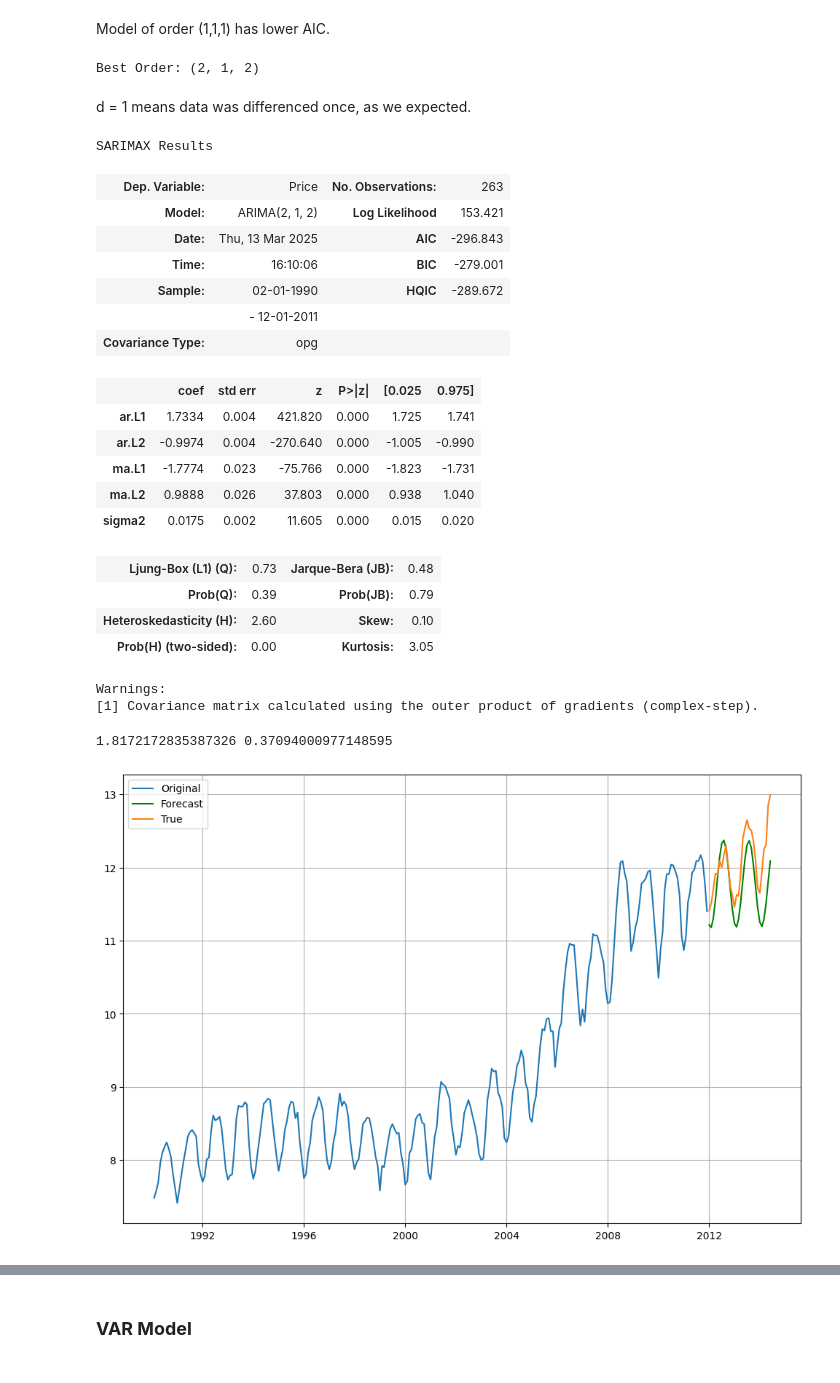
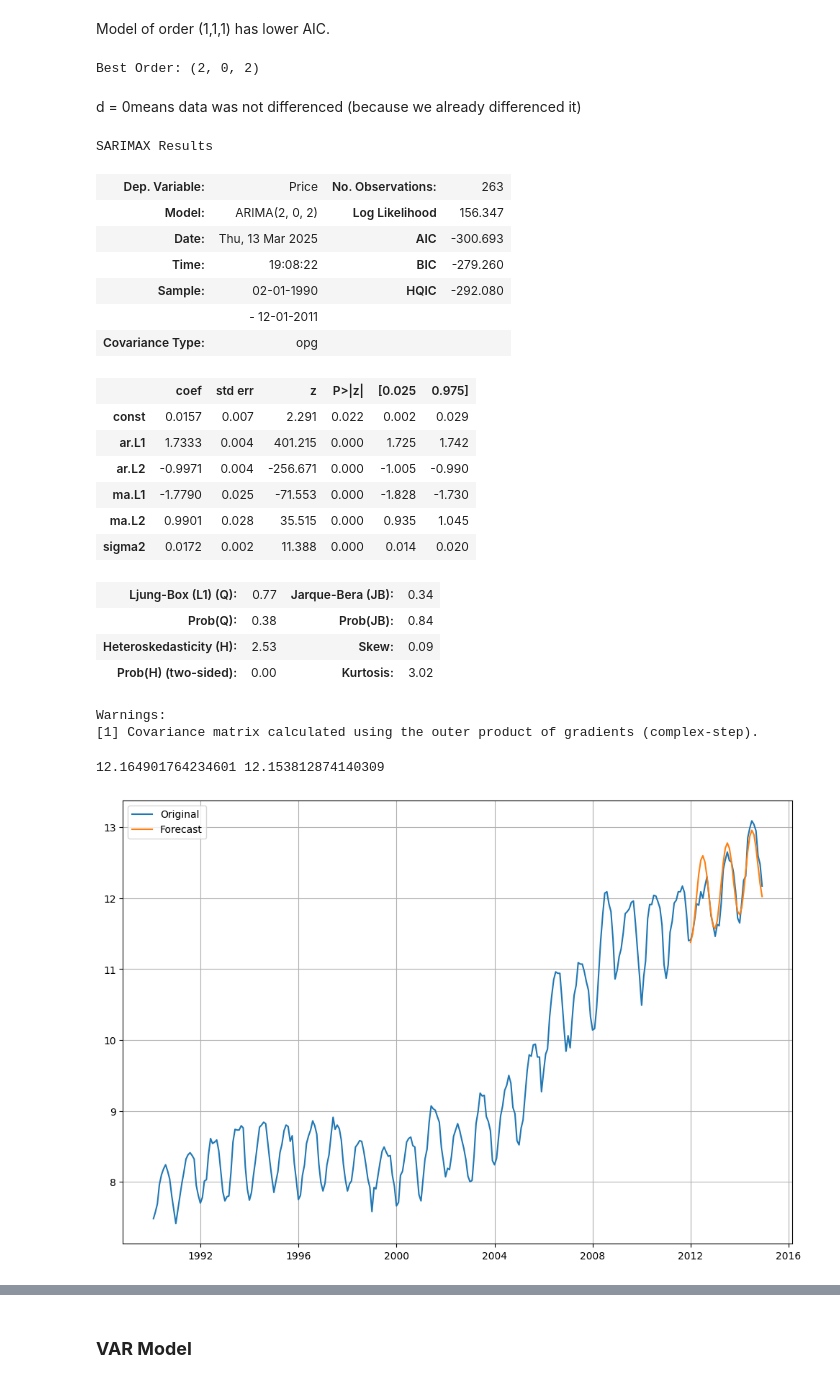
Before and after one commit to bktakacs/springboard_dsc_capstone3, a Jupyter notebook: pp-model.ipynb, the cells around one changed output, grey strips where cells are left out. Drawn from its saved outputs; the diff is of its cells as text; code cells hidden in the pictures.

Commit message:
fixed arima model&forecast, added var model

```diff
--- a/pp-model.ipynb
+++ b/pp-model.ipynb
@@ -71,3 +71,11 @@ Renewable and Petroleum now have same units (trillion Btu)
 ##### Don't need to scale data because it's a time series
 # %% [markdown]
 ### __Test Train Split__
+# %%
+# Make differenced dataframe as well for use with modeling
+df_diff = pd.DataFrame()
+for col in df.columns:
+    df_diff[col] = np.diff(df[col])
+
+df_diff.index = df.index[:-1]
+df_diff
@@ -77,11 +100,19 @@ split = 0.65
 split_year = df.index.year[0] + int(split * (df.index.year[-1] - df.index.year[0]))    # find 60% of yearspan
 train = df[df.index < str(split_year)]  # split data
 test = df[df.index >= str(split_year)]
-# print(train, test)
+
+train_diff = df_diff[df_diff.index < str(split_year)]
+test_diff = df_diff[df_diff.index >= str(split_year)]
+# print(train_diff, test_diff)
 
 # Split x and y into train and test
 xtrain = train.drop(columns=['Price'])
 xtest = test.drop(columns=['Price'])
 ytrain = train.Price
 ytest = test.Price
-print(xtrain, xtest, ytrain, ytest)
+
+xtrain_diff = train_diff.drop(columns=['Price'])
+xtest_diff = test_diff.drop(columns=['Price'])
+ytrain_diff = train_diff.Price
+ytest_diff = test_diff.Price
+# print(xtrain_diff, xtest_diff, ytrain_diff, ytest_diff)
@@ -162,8 +158,6 @@ Model of order (1,1,1) has lower AIC.
 p = [x for x in range(0, 3)]
 d = [x for x in range(0, 3)]
 q = [x for x in range(0, 3)]
-# d = range(0, 3)
-# q = range(0, 3)
 
 import warnings
 warnings.filterwarnings('ignore')
@@ -173,7 +167,7 @@ for i in p:
     for j in d:
         for k in q:
             try:
-                model = ARIMA(ytrain, order=(i, j, k))
+                model = ARIMA(ytrain_diff, order=(i, j, k))
                 model_fit = model.fit()
                 if model_fit.aic < aic_test:
                     aic_test = model_fit.aic
@@ -187,48 +181,50 @@ print('\nBest Order:', best_order_price)
 # warnings.filterwarnings("ignore")
 # best_order_price = model_eval(np.diff(ytrain), p, d, q)
 # %% [output]
-Best Order: (2, 1, 2)
+Best Order: (2, 0, 2)
 # %% [markdown]
-d = 1 means data was differenced once, as we expected.
+d = 0means data was not differenced (because we already differenced it)
 # %%
-model = ARIMA(ytrain, order=best_order_price)
+forecast_length = 36 # forecast 3 years
+
+model = ARIMA(ytrain_diff, order=best_order_price)
 model_fit = model.fit()
-forecast = model_fit.forecast(steps=30)
+forecast = model_fit.forecast(steps=forecast_length)
 model_fit.summary()
 # %% [output]
 SARIMAX Results
 | Dep. Variable: | Price | No. Observations: | 263 |
-| Model: | ARIMA(2, 1, 2) | Log Likelihood | 153.421 |
-| Date: | Thu, 13 Mar 2025 | AIC | -296.843 |
-| Time: | 16:10:06 | BIC | -279.001 |
-| Sample: | 02-01-1990 | HQIC | -289.672 |
+| Model: | ARIMA(2, 0, 2) | Log Likelihood | 156.347 |
+| Date: | Thu, 13 Mar 2025 | AIC | -300.693 |
+| Time: | 19:08:22 | BIC | -279.260 |
+| Sample: | 02-01-1990 | HQIC | -292.080 |
 |  | - 12-01-2011 |  |  |
 | Covariance Type: | opg |  |  |
 |  | coef | std err | z | P>|z| | [0.025 | 0.975] |
-| ar.L1 | 1.7334 | 0.004 | 421.820 | 0.000 | 1.725 | 1.741 |
-| ar.L2 | -0.9974 | 0.004 | -270.640 | 0.000 | -1.005 | -0.990 |
-| ma.L1 | -1.7774 | 0.023 | -75.766 | 0.000 | -1.823 | -1.731 |
-| ma.L2 | 0.9888 | 0.026 | 37.803 | 0.000 | 0.938 | 1.040 |
-| sigma2 | 0.0175 | 0.002 | 11.605 | 0.000 | 0.015 | 0.020 |
+| const | 0.0157 | 0.007 | 2.291 | 0.022 | 0.002 | 0.029 |
+| ar.L1 | 1.7333 | 0.004 | 401.215 | 0.000 | 1.725 | 1.742 |
+| ar.L2 | -0.9971 | 0.004 | -256.671 | 0.000 | -1.005 | -0.990 |
+| ma.L1 | -1.7790 | 0.025 | -71.553 | 0.000 | -1.828 | -1.730 |
+| ma.L2 | 0.9901 | 0.028 | 35.515 | 0.000 | 0.935 | 1.045 |
+| sigma2 | 0.0172 | 0.002 | 11.388 | 0.000 | 0.014 | 0.020 |
-| Ljung-Box (L1) (Q): | 0.73 | Jarque-Bera (JB): | 0.48 |
-| Prob(Q): | 0.39 | Prob(JB): | 0.79 |
-| Heteroskedasticity (H): | 2.60 | Skew: | 0.10 |
-| Prob(H) (two-sided): | 0.00 | Kurtosis: | 3.05 |
+| Ljung-Box (L1) (Q): | 0.77 | Jarque-Bera (JB): | 0.34 |
+| Prob(Q): | 0.38 | Prob(JB): | 0.84 |
+| Heteroskedasticity (H): | 2.53 | Skew: | 0.09 |
+| Prob(H) (two-sided): | 0.00 | Kurtosis: | 3.02 |
 Warnings:
 [1] Covariance matrix calculated using the outer product of gradients (complex-step).
 # %%
-rmse_price = np.sqrt((np.sum(ytest[:30] - forecast)**2)/len(forecast))
-mae = np.sum(np.abs(ytest[:30] - forecast)) / len(forecast)
+rmse_price = np.sqrt((np.sum((ytest[:forecast_length] - forecast)**2))/len(forecast))
+mae = np.sum(np.abs(ytest[:forecast_length]- forecast)) / len(forecast)
 print(rmse_price, mae)
 
 
 plt.figure(figsize=(12, 8))
-plt.plot(ytrain, label='Original')
-plt.plot(forecast, color='green', label='Forecast')
-plt.plot(ytest[:30], label='True')
+plt.plot(pd.concat([ytrain, ytest[:forecast_length]]), label='Original')
+plt.plot(forecast.cumsum()+ytrain[-1], label='Forecast')
 plt.grid(True)
 plt.legend()
 plt.show()
 # %% [output]
-1.8172172835387326 0.37094000977148595
+12.164901764234601 12.153812874140309
-[figure, old version]
+[figure, new version]
```
Also changed, not shown: parts of 11 cells of this notebook.
